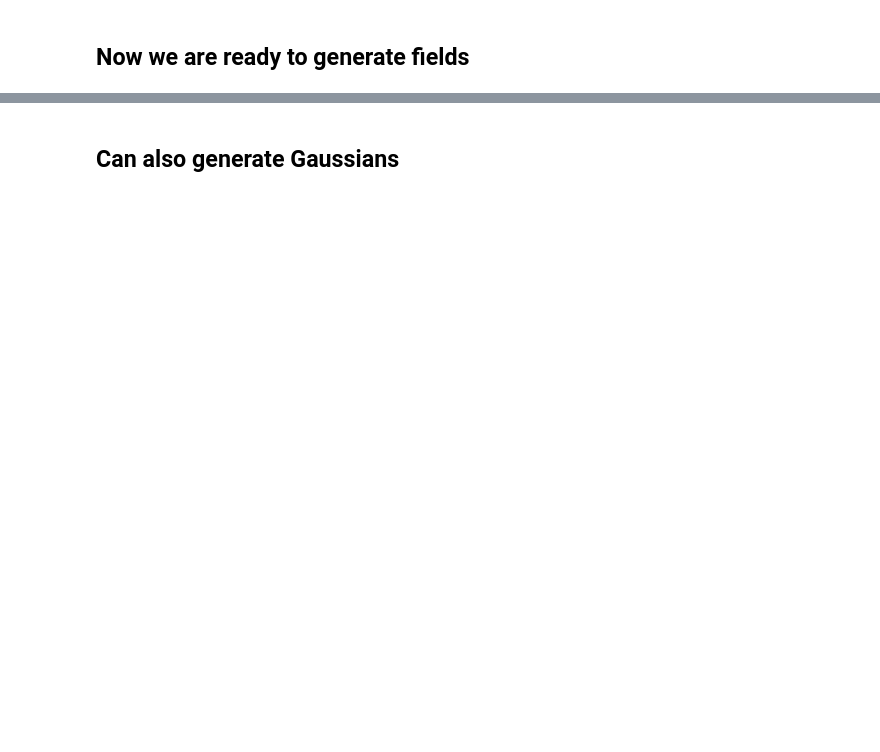
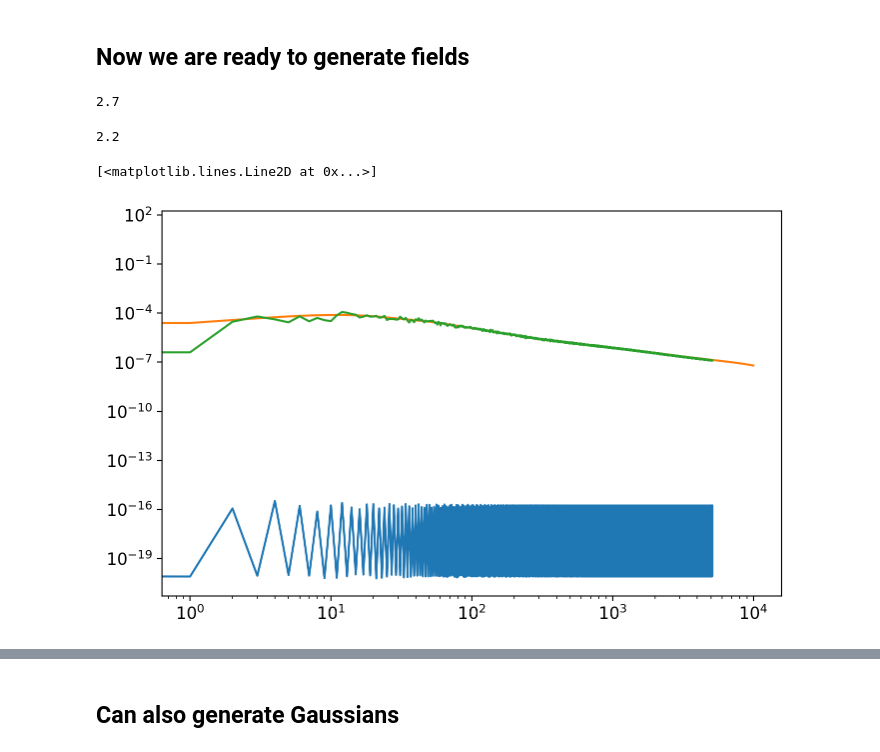
Before and after one commit to Saladino93/fieldgen, a Jupyter notebook: notebooks/example.ipynb, the cells around one changed output, grey strips where cells are left out. Drawn from its saved outputs; the diff is of its cells as text; code cells hidden in the pictures; blank space fills up the shorter version.

```diff
--- a/notebooks/example.ipynb
+++ b/notebooks/example.ipynb
@@ -130,2 +253,19 @@ Getter = fgutils.SpectraGetter(cls, fixed_index)
 # %%
-LC = lognormal.LognormalConditionedSims(Nfields-1, Getter, realized_field_index = fixed_index, lambdas = lambdas, means_of_fields = np.repeat(mean_kappa, Nfields))
+LC = lognormal.LognormalConditionedSims(Nfields-1, Getter, realized_field_index = fixed_index, lambdas = lambdas, means_of_fields = np.repeat(mean_kappa, Nfields), set_negative_to_zero = False)
+# %%
+lambdas[0]
+# %% [output]
+2.7
+# %%
+lambda_k = 2.2 #lambdas[0]
+print(lambda_k)
+#y_kappa = np.log(kappa/lambda_k + 1)
+y_kappa = np.log(kappa + lambda_k)
+#y_kappa_lm = shts.map2alm(y_kappa.copy(), lmax = nside*3-1)
+y_kappa_lm_2 = shts.map2alm(y_kappa.copy(), lmax = 9999)
+# %% [output]
+2.2
+# %%
+#alms1 = LC._get_gaussian_alms(seed, y_kappa_lm, None)
+#alms1_nside = LC._get_gaussian_alms(seed, y_kappa_lm, nside)
+alms2 = LC._get_gaussian_alms(seed, y_kappa_lm_2, None)
@@ -131,0 +276,25 @@ LC = lognormal.LognormalConditionedSims(Nfields-1, Getter, realized_field_index
+# %%
+def get_maps(alms):
+    alm2map = lambda alm: shts.alm2map(alm.copy(), nside)
+    maps_gaussian = list(map(alm2map, alms))
+    vargauss = np.array([np.var(m) for m in maps_gaussian])
+    expmu = (LC.means_of_fields_others+LC.lambda_others)*np.exp(-vargauss*0.5)
+    #mapsout = ne.evaluate('exp(maps_gaussian)')
+    mapsout = np.exp(maps_gaussian)
+    mapsout *= expmu[..., None]
+    mapsout -= LC.lambda_others[..., None]
+    maps = np.array(mapsout)
+    map2alm = lambda m: shts.map2alm(m.copy(), lmax)
+    result = list(map(map2alm, maps))
+    return result, maps
+
+#alms1, maps1 = get_maps(alms1)
+alms2, maps2 = get_maps(alms2)
+# %%
+plt.loglog(hp.alm2cl(alms1[0]))
+theory_gg = LC.get_AB(0, 0)
+plt.loglog(theory_gg)
+plt.loglog(hp.alm2cl(alms2[0]))
+# %% [output]
+[<matplotlib.lines.Line2D at 0x...>]
+[figure, added]
```
Also changed, not shown: parts of 26 cells of this notebook, 5 other files.
